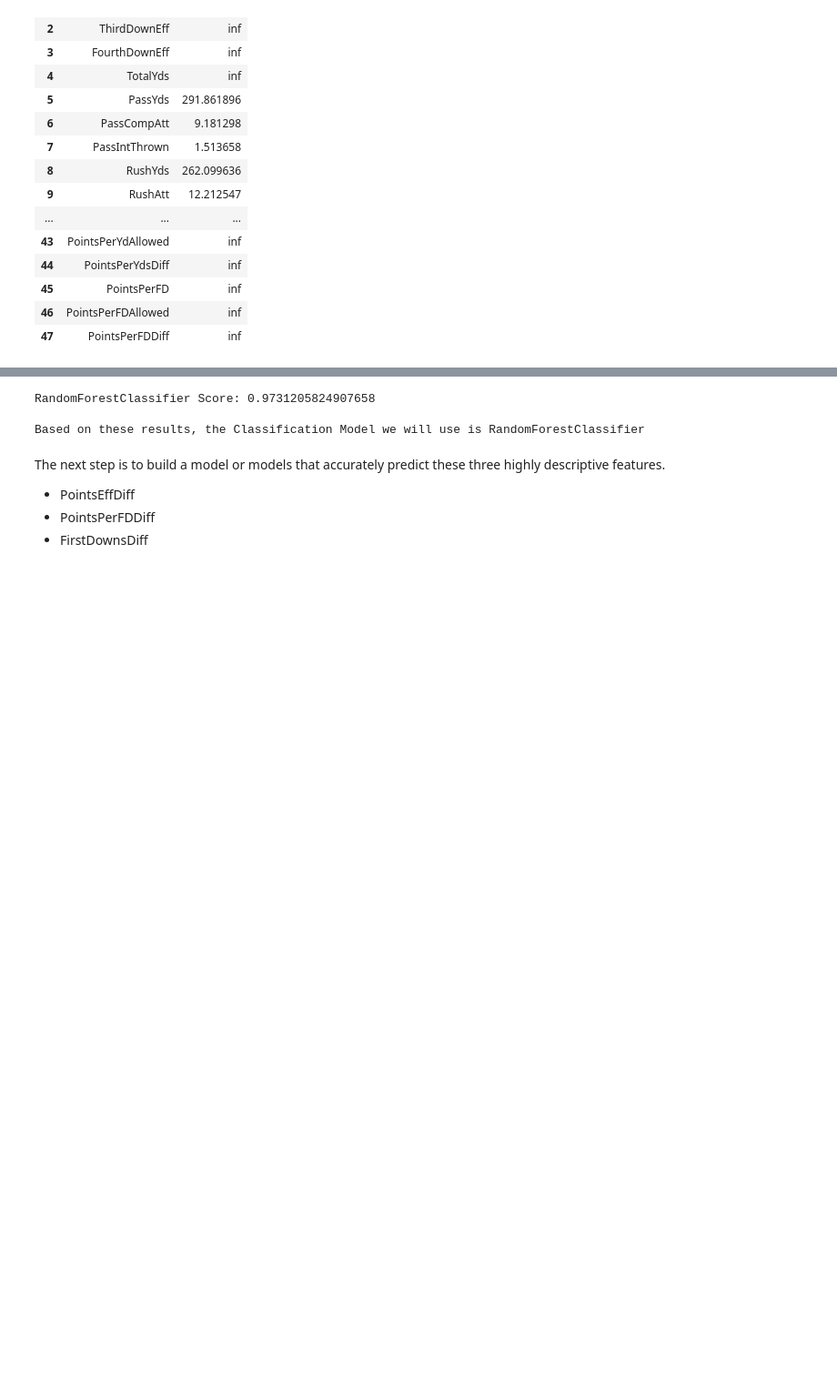
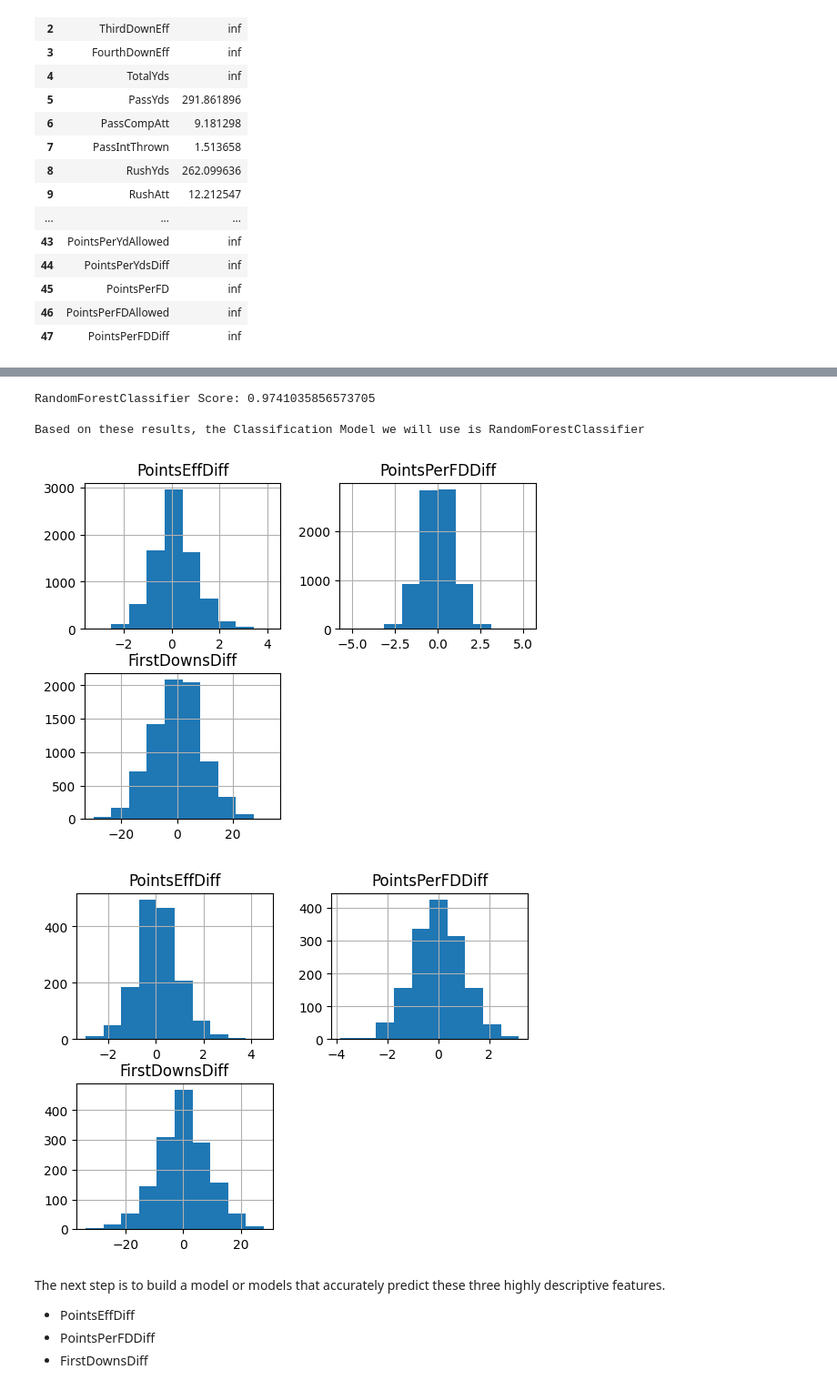
Before and after one commit to osteensco/College-Football-Analysis, a Jupyter notebook: CFA1.ipynb, the cells around one changed output, grey strips where cells are left out. Shown at 91% size. Cells and saved outputs as stored; diff of their text form; code cells hidden in the pictures; blank space fills up the shorter version.

```diff
--- a/CFA1.ipynb
+++ b/CFA1.ipynb
@@ -361,9 +368,11 @@ sn.scatterplot(data=stats_df, x='PointsEffDiff', y='FirstDownsDiff', hue='Won')
 # %%
-winClassifier = chooseModel([RandomForestClassifier()], ['PointsEffDiff', 'PointsPerFDDiff', 'FirstDownsDiff'])
+winClassifier = chooseModel([RandomForestClassifier()], ['PointsEffDiff', 'PointsPerFDDiff', 'FirstDownsDiff'], gethist=True)
 # %% [output]
-RandomForestClassifier Score: 0.9731205824907658
+RandomForestClassifier Score: 0.9741035856573705
 
 Based on these results, the Classification Model we will use is RandomForestClassifier
+[figure, added]
+[figure, added]
 # %% [markdown]
 The next step is to build a model or models that accurately predict these three highly descriptive features.
 
```
Also changed, not shown: parts of 22 cells of this notebook.
